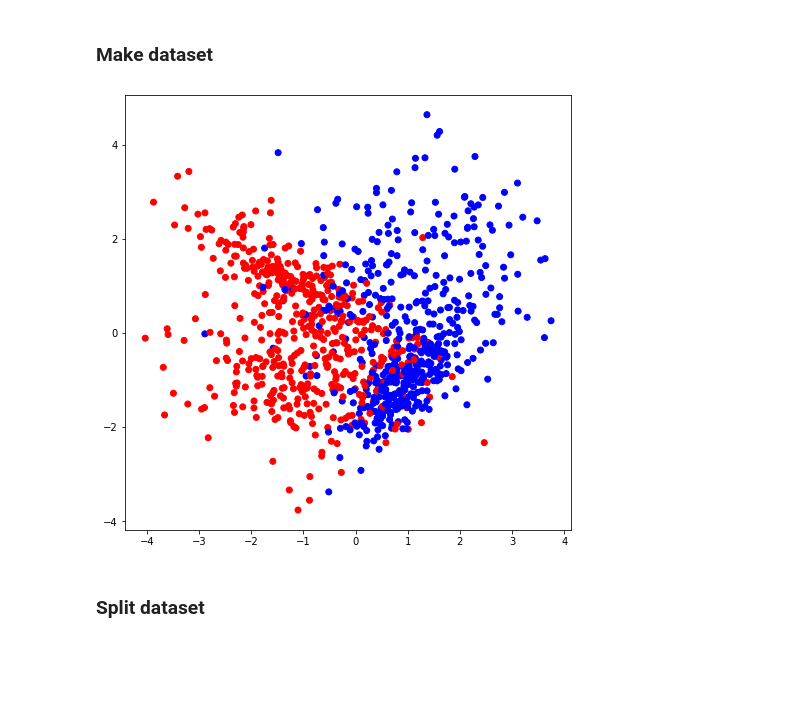
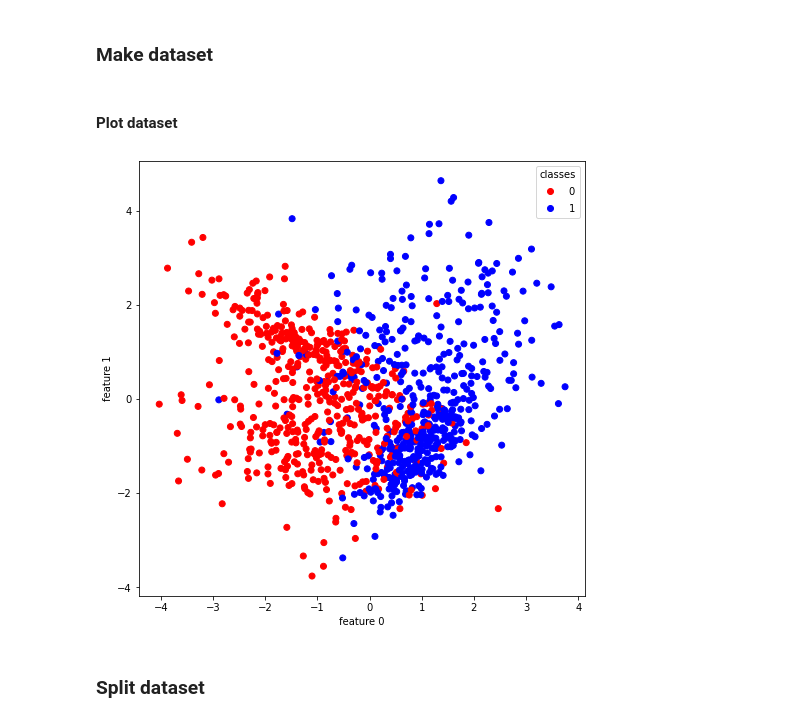
Before and after one commit to telis5/geekbrains_data_algorithms, a Jupyter notebook: lesson_5/problem_1.ipynb, the cells around one changed output. Saved outputs shown, nothing was run; the diff lists cells and outputs as text; code cells hidden in the pictures; blank space fills up the shorter version.

```diff
--- a/lesson_5/problem_1.ipynb
+++ b/lesson_5/problem_1.ipynb
@@ -70,18 +84,51 @@ colormaps = {
 # %% [markdown]
 ### Make dataset
 # %%
-X, y = make_classification(**dataset_params)
+X, y = make_classification(**dataset_parameters)
-# %%
-plt.figure(figsize=(8, 8))
-
-plt.scatter(
-    x=X[:, 0], y=X[:, 1], c=y,
-    cmap=colormaps['base']
-)
-
-plt.show()
-# %% [output]
-[figure, removed]
+# %% [markdown]
+#### Plot dataset
+# %%
+feature_indexes = 0, 1
+
+scatter_data = {
+    'x': X[:, feature_indexes[0]],
+    'y': X[:, feature_indexes[1]],
+    'c': y
+}
+scatter_parameters ={'cmap': colormaps['base']}
+
+subplots_parameters = {'figsize': (8, 8)}
+axis_parameters = {
+    'xlabel': f'feature {feature_indexes[0]}',
+    'ylabel': f'feature {feature_indexes[1]}'
+}
+legend_parameters = {
+    # 'loc': "upper right",
+    'title':  'classes'
+}
+# %%
+figure, axis = plt.subplots(**subplots_parameters)
+
+scatter = axis.scatter(
+    **scatter_data,
+    **scatter_parameters
+)
+
+# legend = axis.legend(
+#     *scatter.legend_elements(),
+#     **legend_parameters
+# )
+# axis.add_artist(legend)
+
+axis.legend(
+    *scatter.legend_elements(),
+    **legend_parameters
+)
+axis.set(**axis_parameters)
+
+plt.show()
+# %% [output]
+[figure, added]
 # %% [markdown]
 ### Split dataset
 # %%
```
Also changed, not shown: parts of 23 cells of this notebook, 1 other file.
